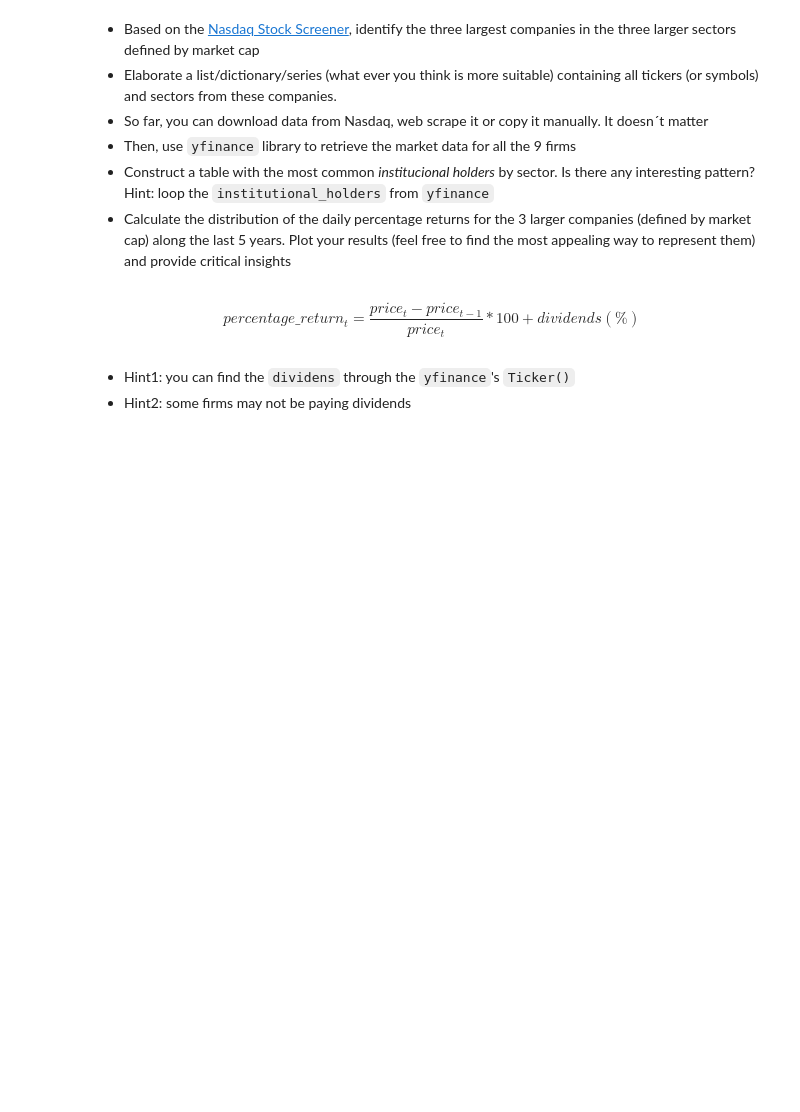
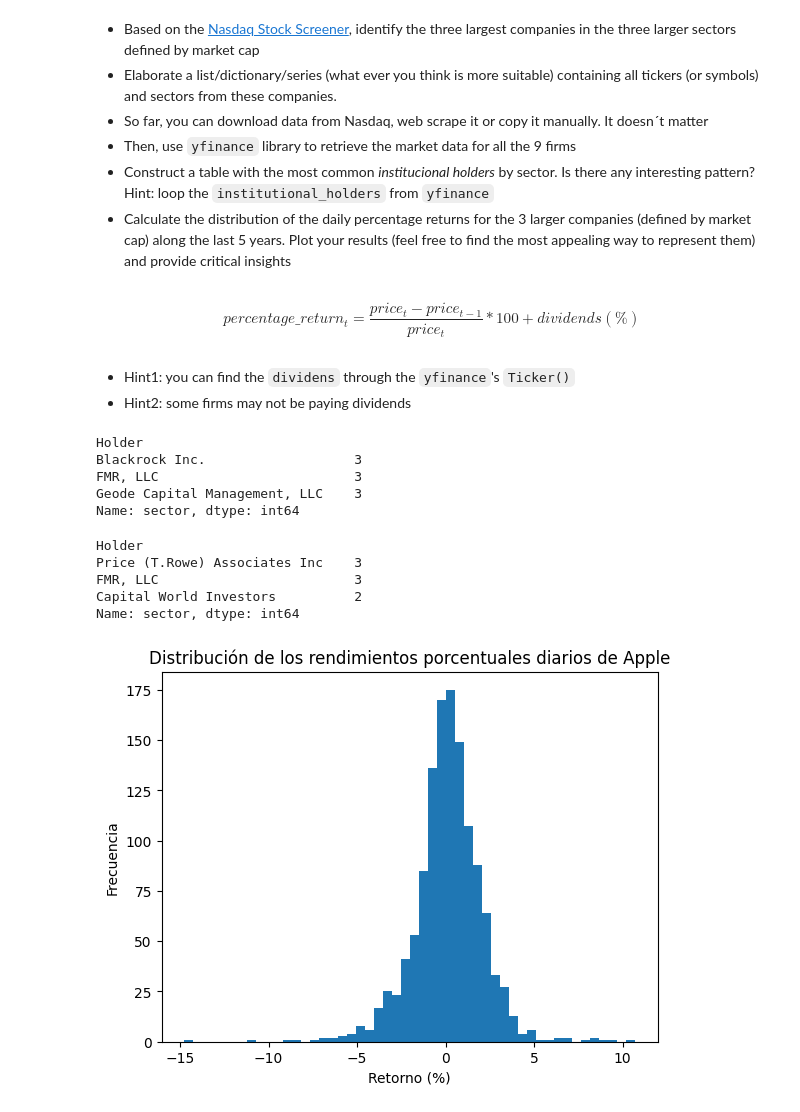
Before and after one commit to qlab-intro-python/tarea-4-emanuel-rojas-1, a Jupyter notebook: tarea_4_plantilla.ipynb, the cells around one changed output. Cells and saved outputs as stored; diff of their text form; code cells hidden in the pictures; blank space fills up the shorter version.

```diff
--- a/tarea_4_plantilla.ipynb
+++ b/tarea_4_plantilla.ipynb
@@ -219,0 +137,43 @@ $$
+# %%
+tecnologia = pd.DataFrame()
+for empresa in empresas:
+    if empresa["sector"] == "Tecnología":
+        ticker = yf.Ticker(empresa["ticker"])
+        holders = ticker.institutional_holders
+        holders["sector"] = empresa["sector"]
+        tecnologia = tecnologia.append(holders)
+tecnologia = tecnologia.groupby("Holder")["sector"].count().sort_values(ascending=False)
+tecnologia.head(3)
+# %% [output]
+Holder
+Blackrock Inc.                   3
+FMR, LLC                         3
+Geode Capital Management, LLC    3
+Name: sector, dtype: int64
+# %%
+salud = pd.DataFrame()
+for empresa in empresas:
+    if empresa["sector"] == "Salud":
+        ticker = yf.Ticker(empresa["ticker"])
+        holders2 = ticker.institutional_holders
+        holders2["sector"] = empresa["sector"]
+        salud = salud.append(holders2)
+salud = salud.groupby("Holder")["sector"].count().sort_values(ascending=False)
+salud.head(3)
+# %% [output]
+Holder
+Price (T.Rowe) Associates Inc    3
+FMR, LLC                         3
+Capital World Investors          2
+Name: sector, dtype: int64
+# %%
+apple = yf.Ticker("AAPL")
+historia = apple.history(period="5y")
+historia["retorno"] = ((historia["Close"] - historia["Close"].shift(1))/historia["Close"])*100 + historia["Dividends"]
+plt.hist(historia["retorno"], bins=50)
+plt.title("Distribución de los rendimientos porcentuales diarios de Apple")
+plt.xlabel("Retorno (%)")
+plt.ylabel("Frecuencia")
+plt.show()
+# %% [output]
+[figure, added]
```
Also changed, not shown: parts of 15 cells of this notebook.
